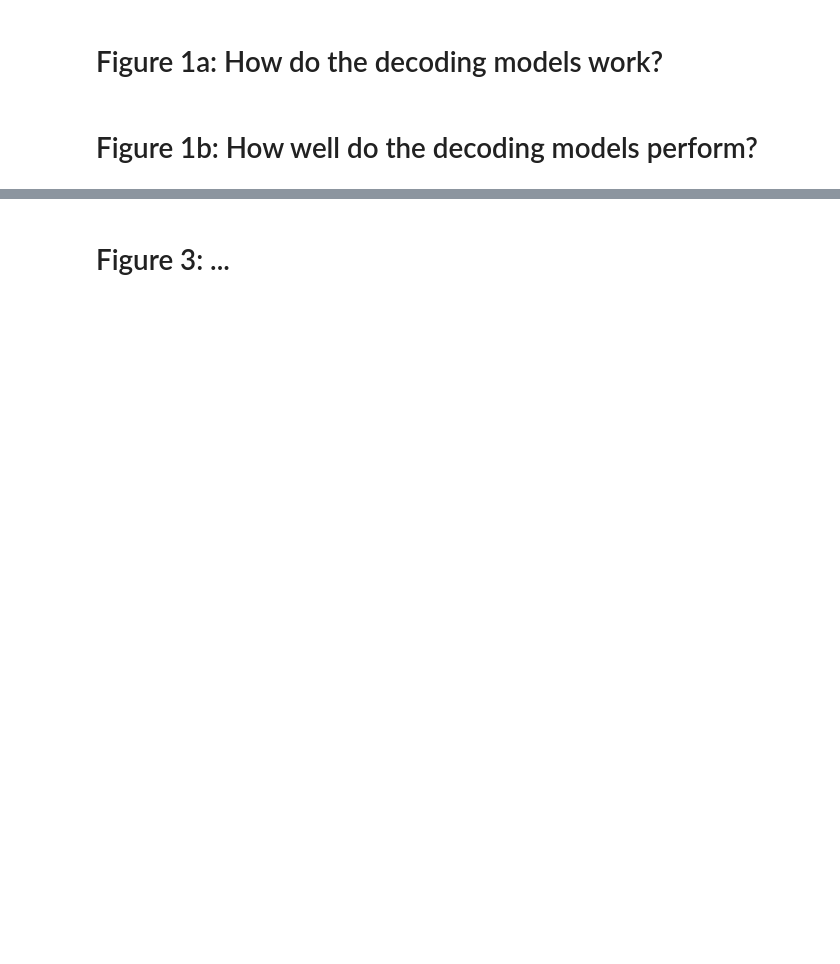
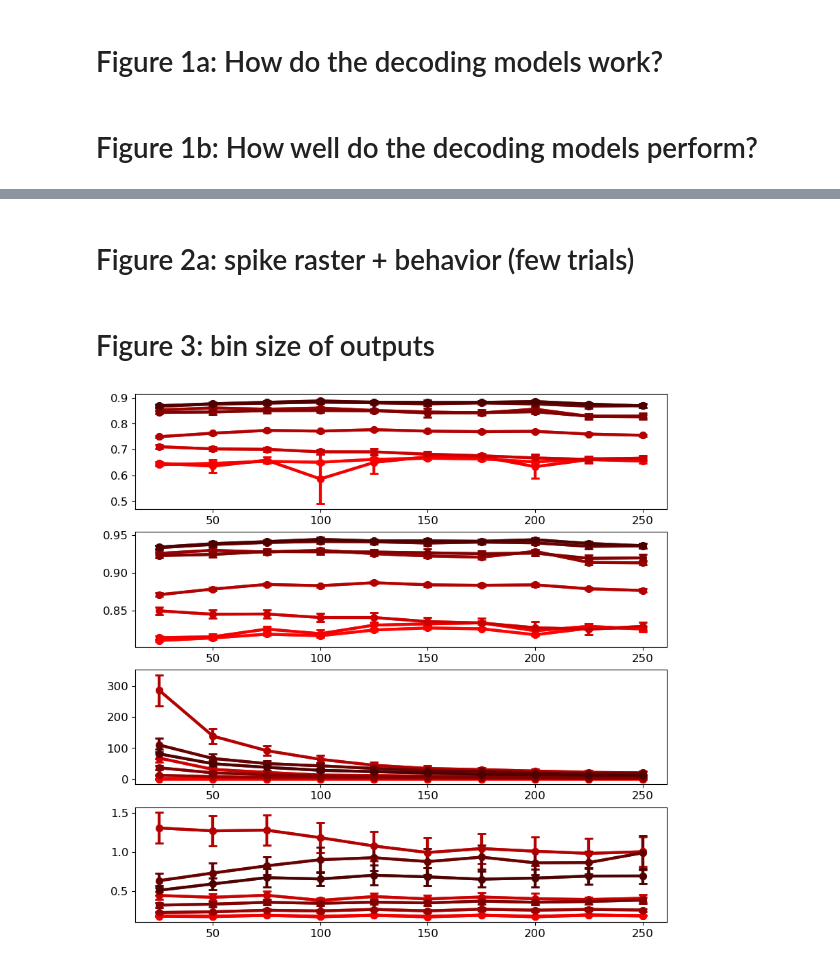
Before and after one commit to mayolabvision/NeuralDecoding, a Jupyter notebook: analyses/Manuscript_Plots.ipynb, the cells around one changed output, grey strips where cells are left out. Drawn from its saved outputs; the diff is of its cells as text; code cells hidden in the pictures; blank space fills up the shorter version.

```diff
--- a/analyses/Manuscript_Plots.ipynb
+++ b/analyses/Manuscript_Plots.ipynb
@@ -220,6 +243,6 @@ fig.savefig(fig_folder+'/mnR2_8models.png', dpi=600, bbox_inches='tight')
 # %%
 plt.rcParams.update({'font.size': 13})
-fig, axes = plt.subplots(2,1,figsize=(9,4))#,gridspec_kw={'height_ratios': [2,2,0.3,2,2,0.3,2,2]})
+fig, axes = plt.subplots(2,1,figsize=(9,5.5))#,gridspec_kw={'height_ratios': [2,2,0.3,2,2,0.3,2,2]})
 fig.tight_layout()
 
 lw = 1.25
@@ -228,7 +251,7 @@ lstyles = ['dotted','dotted','dotted','dotted','dashed','dashed','dashed','dashe
 y_test = yTest_all0
 y_test_predicted = yTestPred_all0
 
-mdls = df[(df['outer_fold'] == best_fold) & (df['downsample_factor'] == 1) & (df['output_binWidth'] == 50)].index.values
+mdls = df0[(df0['outer_fold'] == best_fold) & (df0['downsample_factor'] == 1) & (df0['output_binWidth'] == 50)].index.values
 jmdls =[0,1,3,4,5,6,7]
 
 conds = conds0[mdls[0]]
@@ -265,11 +288,13 @@ x = np.arange(0, start_end.shape[0]*10*Nts, 10*Nts) / 1000
 
 axes[0].plot(x,y_test[mdls[0]][start_end,0], color=(0.4,0.4,0.4), alpha=0.5, linewidth=3.5, linestyle='dashed', label='true (horizontal)',zorder=0)
 for i,j in zip(mdls,jmdls):
-    axes[0].plot(x,y_test_predicted[i][start_end,0], color=pal[0][j], linewidth=lw, linestyle='dashed', label='predicted (horizontal)',zorder=j+1)
-    #axes[0].plot(x,y_test_predicted[i][start_end,1], color=pal[0][j], linewidth=lw, linestyle=lstyles[j], label='predicted2 (horizontal)',zorder=j+1)
+    if j!=4:
+        axes[0].plot(x,y_test_predicted[i][start_end,0], color=reds[j], linewidth=lw, linestyle='dashed', label='predicted (horizontal)',zorder=j+1)
+    else:
+        axes[0].plot(x,y_test_predicted[i][start_end,0]*np.std(y_test[mdls[0]]), color=reds[j], linewidth=lw, linestyle='dashed', label='predicted (horizontal)',zorder=j+1)
 
 axes[0].set_xlim(x[0],x[-1])
-axes[0].set_ylim(-15,15)
+axes[0].set_ylim(-11.5,16)
 axes[0].set_xticks([])
 axes[0].set_yticks([-10,0,10])
 axes[0].spines['right'].set_color('none')
@@ -278,11 +303,13 @@ axes[0].spines['top'].set_color('none')
 
 axes[1].plot(x,y_test[mdls[0]][start_end,1], color=(0.4,0.4,0.4), alpha=0.3, linewidth=5.5, label='true (horizontal)',zorder=0)
 for i,j in zip(mdls,jmdls):
-    axes[1].plot(x,y_test_predicted[i][start_end,1], color=pal[0][j], linewidth=lw, linestyle='solid', label='predicted (horizontal)',zorder=j+1)
-    #axes[1].plot(x,y_test_predicted[i][start_end,1], color=pal[0][j], linewidth=lw, linestyle=lstyles[j], label='predicted2 (horizontal)',zorder=j+1)
+    if j!=4:
+        axes[1].plot(x,y_test_predicted[i][start_end,1], color=reds[j], linewidth=lw, linestyle='solid', label='predicted (horizontal)',zorder=j+1)
+    else:
+        axes[1].plot(x,y_test_predicted[i][start_end,1]*np.std(y_test[mdls[0]]), color=reds[j], linewidth=lw, linestyle='solid', label='predicted (horizontal)',zorder=j+1)
 
 axes[1].set_xlim(x[0],x[-1])
-axes[1].set_ylim(-15,15)
+axes[1].set_ylim(-14.5,12)
 axes[1].set_yticks([-10,0,10])
 axes[1].set_xticks([0,1,2,3,4,5,6,7,8])
 axes[1].spines['right'].set_color('none')
@@ -825,4 +843,4 @@ for ind, (ax,i,j) in enumerate(zip(axes.flatten(),mdls,jmdls)):
 plt.subplots_adjust(wspace=0.1, hspace=0.1)
 #fig.savefig(fig_folder+'/predicted_Acc.png', dpi=600, bbox_inches='tight')
 # %% [markdown]
-# Figure 3: ...
+# Figure 2a: spike raster + behavior (few trials)
@@ -828,0 +910,30 @@ plt.subplots_adjust(wspace=0.1, hspace=0.1)
+# %% [markdown]
+# Figure 3: bin size of outputs
+# %%
+plt.rcParams.update({'font.size': 12})
+fig, ax = plt.subplots(4,1,figsize=(10,10))
+
+DF = df.loc[(df['output']=='position')]
+behs = ['R2_mn','rho_mn','train_time','inference_time']
+
+for i,beh in enumerate(behs):
+    dff = DF[['model','output_binWidth',beh,'outer_fold']]
+    obw = dff['output_binWidth'].unique()
+
+    df_mn = dff.groupby(['output_binWidth','model'])[beh].mean().reset_index(name="mR2")
+    df_sd = dff.groupby(['output_binWidth','model'])[beh].std().reset_index(name="sR2")
+
+    for m in DF['model'].unique():
+        mod_mn = df_mn.loc[df_mn['model']==m]['mR2'].values
+        mod_sd = (df_sd.loc[df_sd['model']==m]['sR2'].values)*np.sqrt(1./10+1./(10-1))
+
+        ax[i].errorbar(obw, mod_mn, mod_sd, lw=3, capsize=4, marker='o', alpha=0.9, markersize=7, capthick=2, color=reds[m], zorder=2)
+        ax[i].errorbar(obw, mod_mn, mod_sd, lw=3, capsize=4, marker='o', alpha=0.9, markersize=7, capthick=2, color=reds[m], zorder=3)
+
+#ax.set_xticks(np.arange(0,41,4))
+#ax.set_yticks([0.1,0.2,0.3,0.4,0.5,0.6])
+#ax.set_ylim(0.01,0.678)
+
+#fig.savefig(fig_folder+'/r2_numNeurons-onesess.png', dpi=600, bbox_inches='tight')
+# %% [output]
+[figure, added]
```
Also changed, not shown: parts of 13 cells of this notebook, 3 other files.
